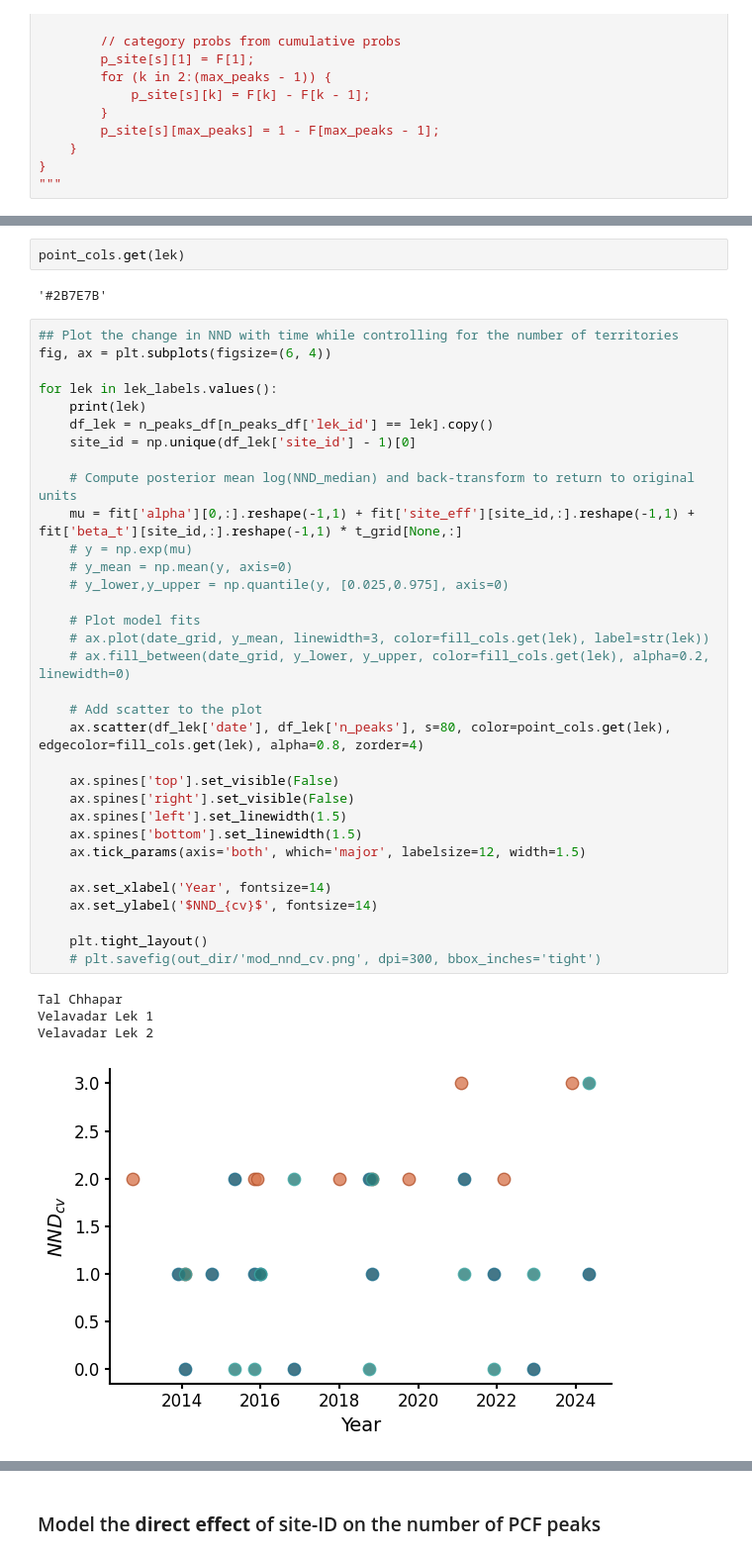
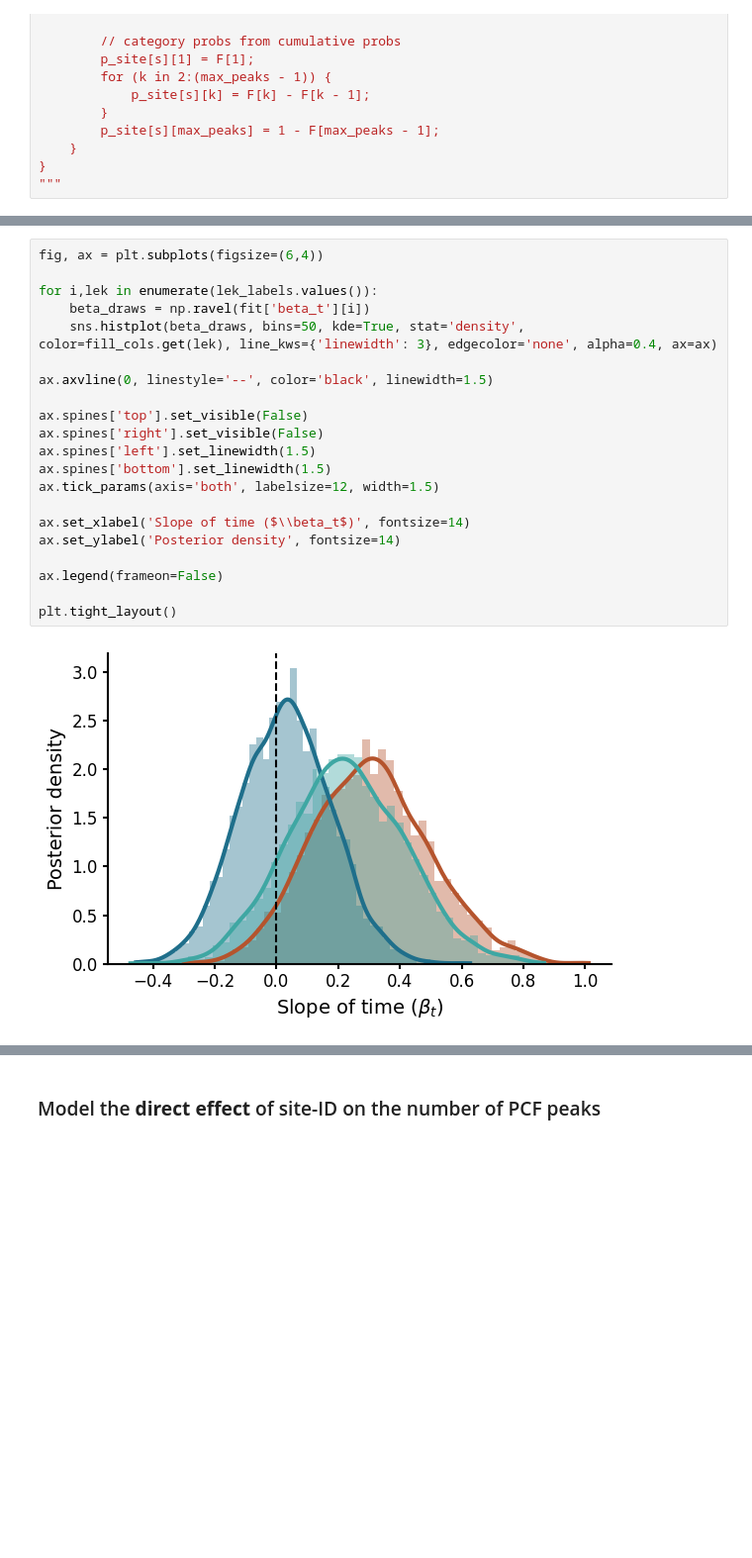
Before and after one commit to ruthviksp/territory_geometry, a Jupyter notebook: model_pcf.ipynb, the cells around one changed output, grey strips where cells are left out. Shown at 99% size. Cells and saved outputs as stored; diff of their text form; blank space fills up the shorter version.

Commit message:
updated all pcf models to a causal framework

```diff
--- a/model_pcf.ipynb
+++ b/model_pcf.ipynb
@@ -547,42 +434,23 @@ n_peaks_df.head()
-# %%
-point_cols.get(lek)
-# %% [output]
-'#2B7E7B'
 # %%
-## Plot the change in NND with time while controlling for the number of territories
-fig, ax = plt.subplots(figsize=(6, 4))
+fig, ax = plt.subplots(figsize=(6,4))
 
-for lek in lek_labels.values():
-    print(lek)
-    df_lek = n_peaks_df[n_peaks_df['lek_id'] == lek].copy()
-    site_id = np.unique(df_lek['site_id'] - 1)[0]
+for i,lek in enumerate(lek_labels.values()):
+    beta_draws = np.ravel(fit['beta_t'][i])
+    sns.histplot(beta_draws, bins=50, kde=True, stat='density', color=fill_cols.get(lek), line_kws={'linewidth': 3}, edgecolor='none', alpha=0.4, ax=ax)
 
-    # Compute posterior mean log(NND_median) and back-transform to return to original units
-    mu = fit['alpha'][0,:].reshape(-1,1) + fit['site_eff'][site_id,:].reshape(-1,1) + fit['beta_t'][site_id,:].reshape(-1,1) * t_grid[None,:]
-    # y = np.exp(mu)
-    # y_mean = np.mean(y, axis=0)
-    # y_lower,y_upper = np.quantile(y, [0.025,0.975], axis=0)
+ax.axvline(0, linestyle='--', color='black', linewidth=1.5)
 
-    # Plot model fits
-    # ax.plot(date_grid, y_mean, linewidth=3, color=fill_cols.get(lek), label=str(lek))
-    # ax.fill_between(date_grid, y_lower, y_upper, color=fill_cols.get(lek), alpha=0.2, linewidth=0)
+ax.spines['top'].set_visible(False)
+ax.spines['right'].set_visible(False)
+ax.spines['left'].set_linewidth(1.5)
+ax.spines['bottom'].set_linewidth(1.5)
+ax.tick_params(axis='both', labelsize=12, width=1.5)
 
-    # Add scatter to the plot
-    ax.scatter(df_lek['date'], df_lek['n_peaks'], s=80, color=point_cols.get(lek), edgecolor=fill_cols.get(lek), alpha=0.8, zorder=4)
+ax.set_xlabel('Slope of time ($\\beta_t$)', fontsize=14)
+ax.set_ylabel('Posterior density', fontsize=14)
 
-    ax.spines['top'].set_visible(False)
-    ax.spines['right'].set_visible(False)
-    ax.spines['left'].set_linewidth(1.5)
-    ax.spines['bottom'].set_linewidth(1.5)
-    ax.tick_params(axis='both', which='major', labelsize=12, width=1.5)
+ax.legend(frameon=False)
 
-    ax.set_xlabel('Year', fontsize=14)
-    ax.set_ylabel('$NND_{cv}$', fontsize=14)
-
-    plt.tight_layout()
-    # plt.savefig(out_dir/'mod_nnd_cv.png', dpi=300, bbox_inches='tight')
+plt.tight_layout()
 # %% [output]
-Tal Chhapar
-Velavadar Lek 1
-Velavadar Lek 2
-[figure, old version]
+[figure, new version]
```
Also changed, not shown: parts of 18 cells of this notebook, 2 other files.
